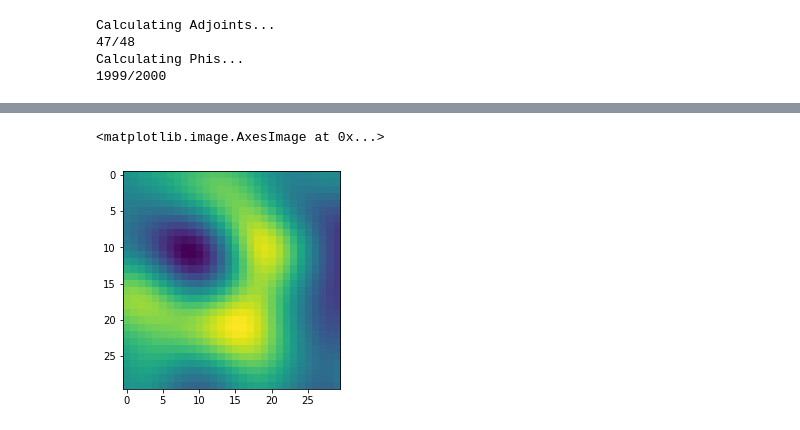
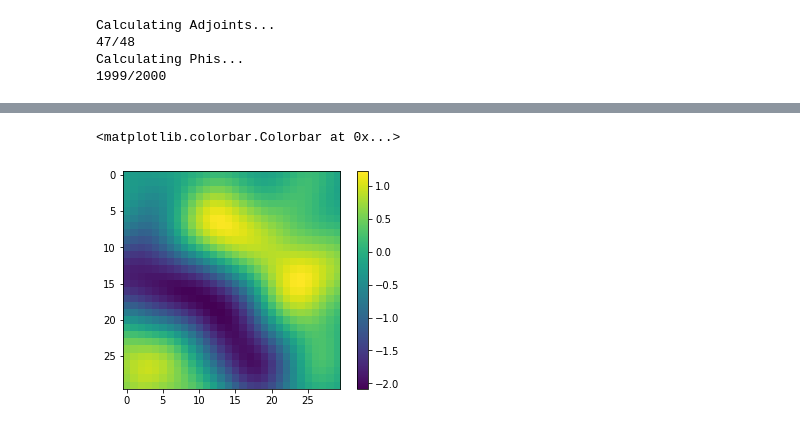
Before and after one commit to SheffieldML/advectionGP, a Jupyter notebook: jupyter/Untitled3.ipynb, the cells around one changed output, grey strips where cells are left out. Saved outputs shown, nothing was run; the diff lists cells and outputs as text; code cells hidden in the pictures.

```diff
--- a/jupyter/Untitled3.ipynb
+++ b/jupyter/Untitled3.ipynb
@@ -55,7 +55,7 @@ z=np.random.normal(0,1.0,N_feat) # Generate z to compute source
 sourceGT=(m.computeSourceFromPhi(z))# Compute source
 # %%
 concTrain=m.computeConcentration(sourceGT) # Compute concentration - runs advection diffusion forward model
-yTrain= m.computeObservations(addNoise=True) # Compute observations with noise uses m.sensormodel for observation locations
+yTrain= m.computeObservations()#addNoise=True) # Compute observations with noise uses m.sensormodel for observation locations
 # %%
 plt.imshow(concTrain[10])
 # %% [output]
@@ -93,8 +99,9 @@ plt.imshow(sourceGT[49])
 # %%
 plt.imshow(concInfer[49])
+plt.colorbar()
 # %% [output]
-<matplotlib.image.AxesImage at 0x...>
+<matplotlib.colorbar.Colorbar at 0x...>
-[figure, old version]
+[figure, new version]
 # %%
 plt.imshow(concTrain[49])
 # %% [output]
```
Also changed, not shown: parts of 6 cells of this notebook, 1 other file.
